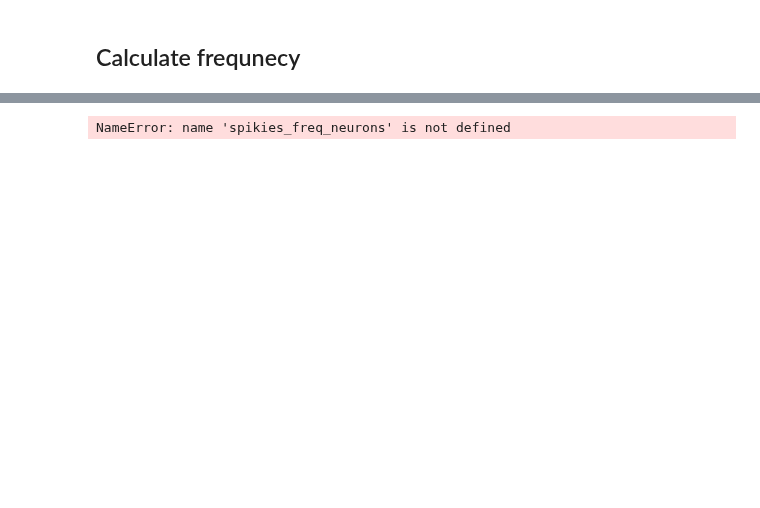
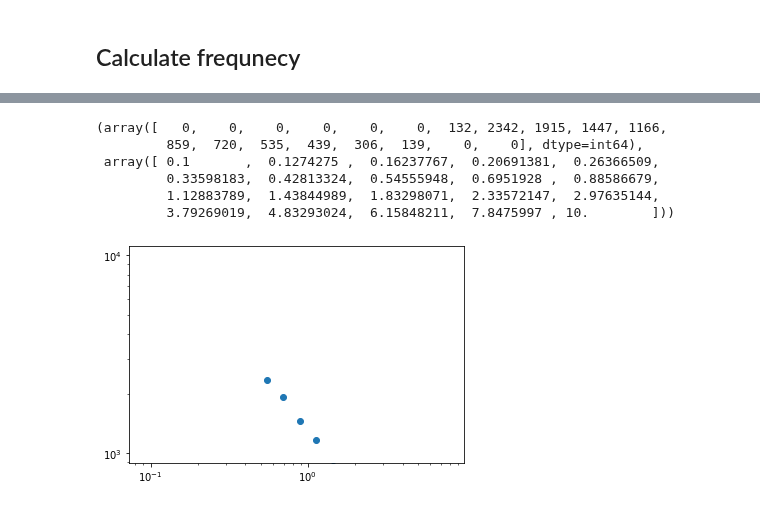
Before and after one commit to mmehrani/master_thesis, a Jupyter notebook: scripts/rotational_model/rotational_model.ipynb, the cells around one changed output, grey strips where cells are left out. Drawn from its saved outputs; the diff is of its cells as text; code cells hidden in the pictures; blank space fills up the shorter version.

```diff
--- a/scripts/rotational_model/rotational_model.ipynb
+++ b/scripts/rotational_model/rotational_model.ipynb
@@ -149,8 +136,19 @@ plt.hist(spikies_period_mean)
+# %%
+heights, bins = np.histogram(spikies_period_mean,bins=np.logspace(np.log10(0.1),np.log10(10.0), 20))
+# plt.scatter(bins[:-1],heights)
+# plt.yscale('log')
+# plt.xscale('log')
+heights, bins
+# %% [output]
+(array([   0,    0,    0,    0,    0,    0,  132, 2342, 1915, 1447, 1166,
+         859,  720,  535,  439,  306,  139,    0,    0], dtype=int64),
+ array([ 0.1       ,  0.1274275 ,  0.16237767,  0.20691381,  0.26366509,
+         0.33598183,  0.42813324,  0.54555948,  0.6951928 ,  0.88586679,
+         1.12883789,  1.43844989,  1.83298071,  2.33572147,  2.97635144,
+         3.79269019,  4.83293024,  6.15848211,  7.8475997 , 10.        ]))
 # %%
-bins =  plt.hist(spikies_freq_neurons)[0]
-height = plt.hist(spikies_freq_neurons)[1]
-plt.scatter( bins,height)
+plt.scatter(bins[:-1],heights)
 plt.yscale('log')
 plt.xscale('log')
 # %% [output]
-NameError: name 'spikies_freq_neurons' is not defined
+[figure, added]
```
Also changed, not shown: parts of 12 cells of this notebook, 1 other file.
